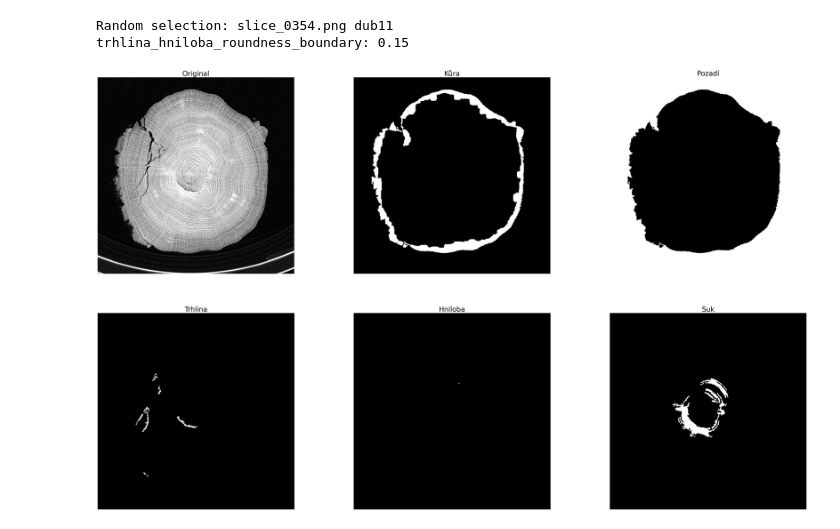
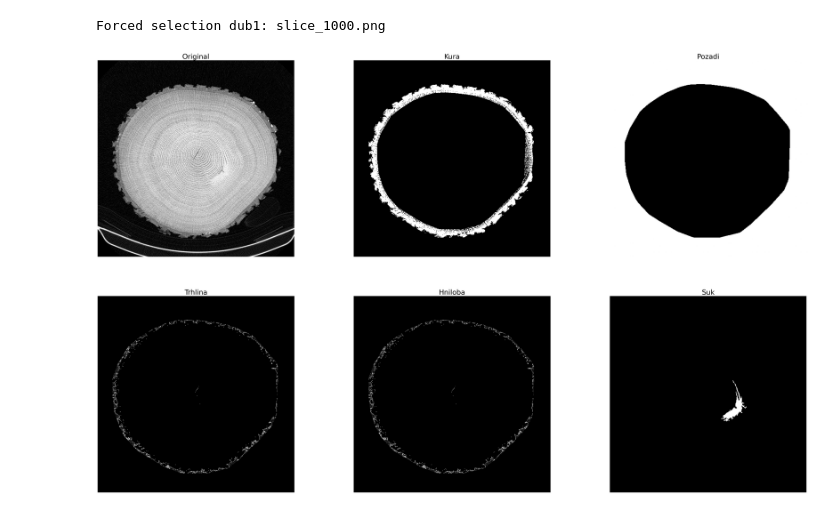
Before and after one commit to atOliverParkerMorgan/Bachelor-Thesis, a Jupyter notebook: src/preprocessing/segmentation/test.ipynb, the cells around one changed output. Drawn from its saved outputs; the diff is of its cells as text; code cells hidden in the pictures.

```diff
--- a/src/preprocessing/segmentation/test.ipynb
+++ b/src/preprocessing/segmentation/test.ipynb
@@ -1,48 +1,49 @@
 # %%
 # USED TO SETUP SEGMENTATION INSIDE THE PROJECT
 
+import random
+import sys
+from importlib import import_module, reload
+from pathlib import Path
+
 import cv2
 import improutils as iu
-import random
-import importlib
-import sys
-from pathlib import Path
 
-# --- Resolve project paths robustly (independent of notebook cwd) ---
+
+# Resolve project root independently of notebook cwd.
 def find_repo_root(start: Path) -> Path:
     for candidate in [start, *start.parents]:
         if (candidate / "pyproject.toml").exists() and (candidate / "src").exists():
             return candidate
     raise FileNotFoundError("Could not locate repository root (missing pyproject.toml/src)")
 
+
 REPO_ROOT = find_repo_root(Path.cwd())
 if str(REPO_ROOT) not in sys.path:
     sys.path.insert(0, str(REPO_ROOT))
 
-# Reload submodules first so segmentation.py picks fresh implementations
-importlib.reload(importlib.import_module("src.preprocessing.segmentation.seg_log"))
-importlib.reload(importlib.import_module("src.preprocessing.segmentation.seg_kura"))
-importlib.reload(importlib.import_module("src.preprocessing.segmentation.seg_suk"))
-importlib.reload(importlib.import_module("src.preprocessing.segmentation.seg_trhlina_and_hniloba"))
-importlib.reload(importlib.import_module("src.preprocessing.segmentation.seg_common"))
-seg_config_module = importlib.reload(
-    importlib.import_module("src.preprocessing.segmentation.seg_config")
-)
+# Reload dependencies first so segmentation.py picks fresh symbols.
+for module_name in [
+    "src.preprocessing.segmentation.seg_log",
+    "src.preprocessing.segmentation.seg_kura",
+    "src.preprocessing.segmentation.seg_suk",
+    "src.preprocessing.segmentation.seg_common",
+    "src.preprocessing.segmentation.seg_pozadi",
+    "src.preprocessing.segmentation.seg_trhlina_and_hniloba",
+]:
+    reload(import_module(module_name))
 
-segmentation_module = importlib.import_module("src.preprocessing.segmentation.segmentation")
-segmentation_module = importlib.reload(segmentation_module)
-
-DEFAULT_CONFIG = seg_config_module.DEFAULT_CONFIG
+segmentation_module = reload(import_module("src.preprocessing.segmentation.segmentation"))
 build_masks = segmentation_module.build_masks
 
 # --- Configuration ---
 # TREE_NUMBER = 1
-TREE_NUMBER = random.choice([1, 5 , 11,17,37])
+TREE_NUMBER = random.choice([1])
 TREE_NAME = f"dub{TREE_NUMBER}"
 PNG_DIR = REPO_ROOT / "src" / "png" / TREE_NAME
 
-FROM_SLICE = 5     # Lower bound for random selection
-FORCE_SLICE = None    # Set to int for fixed slice, or None for random
+FROM_SLICE = 5  # Lower bound for random selection
+FORCE_SLICE = 1000  # Set to int for fixed slice, or None for random
 
 # --- File Selection Logic ---
 target_file = None
@@ -64,43 +65,40 @@ else:
         try:
             slice_num = int(f.stem.split("_")[-1])
             if slice_num >= FROM_SLICE:
                 valid_files.append(f)
         except ValueError:
             continue
 
     if not valid_files:
         raise ValueError(f"No valid files found starting from slice {FROM_SLICE}")
 
     target_file = random.choice(valid_files)
     print(f"Random selection: {target_file.name} {TREE_NAME}")
 
 # --- Processing ---
 img = cv2.imread(str(target_file))
 if img is None:
     raise FileNotFoundError(f"Image could not be read: {target_file}")
 
-current_config = DEFAULT_CONFIG.copy()
-current_config["min_log_area"] = 0
-print(
-    "trhlina_hniloba_roundness_boundary:",
-    current_config["trhlina_hniloba_roundness_boundary"],
-)
-
 # Valid mask names: pozadi, kura, suk, hniloba, trhlina
 requested_masks = {"kura", "pozadi", "trhlina", "hniloba", "suk"}
-results = build_masks(img, current_config, requested_masks=requested_masks)
+results = build_masks(img, requested_masks=requested_masks)
 
 kura = results["kura"]
 pozadi = results["pozadi"]
 trhlina = results["trhlina"]
 hniloba = results["hniloba"]
 suk = results["suk"]
 
 iu.plot_images(
-    img, kura, pozadi, trhlina, hniloba, suk,
-    titles=["Original", "Kůra", "Pozadí", "Trhlina", "Hniloba", "Suk"],
+    img,
+    kura,
+    pozadi,
+    trhlina,
+    hniloba,
+    suk,
+    titles=["Original", "Kura", "Pozadi", "Trhlina", "Hniloba", "Suk"],
 )
 # %% [output]
-Random selection: slice_0354.png dub11
-trhlina_hniloba_roundness_boundary: 0.15
+Forced selection dub1: slice_1000.png
-[figure, old version]
+[figure, new version]
```
Also changed, not shown: parts of 1 cell of this notebook, 9 other files.
